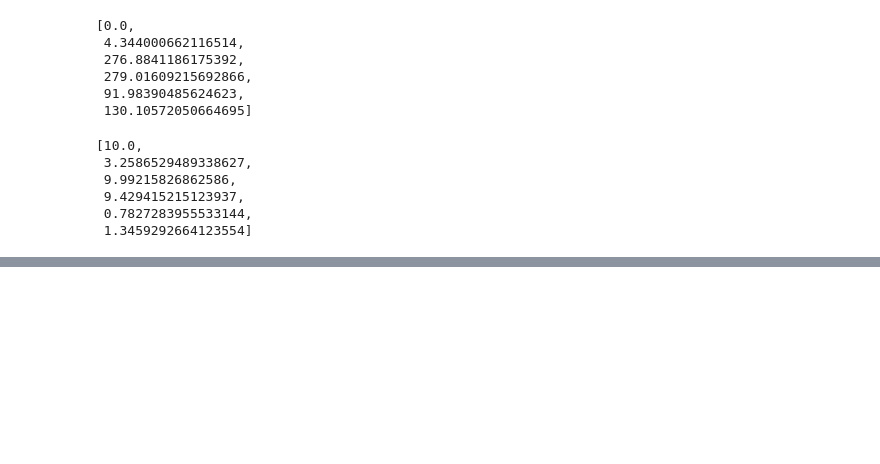
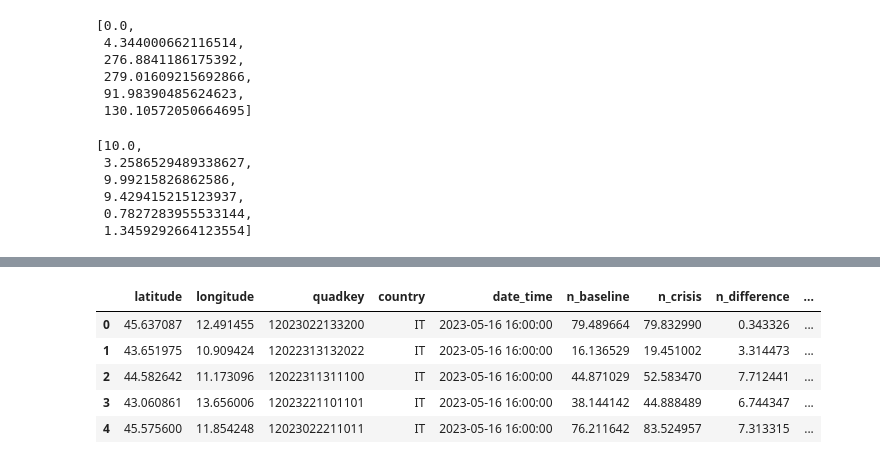
Before and after one commit to minigonche/synthetic_mobility_data_generator, a Jupyter notebook: Andrea.ipynb, the cells around one changed output, grey strips where cells are left out. Drawn from its saved outputs; the diff is of its cells as text; code cells hidden in the pictures; blank space fills up the shorter version.

```diff
--- a/Andrea.ipynb
+++ b/Andrea.ipynb
@@ -83,0 +212,11 @@ intensities
+# %%
+fb_den["density_baseline_"] = fb_den["n_baseline"] / fb_den["n_baseline"].sum()
+fb_den["density_crisis_"] = fb_den["n_crisis"] / fb_den["n_crisis"].sum()
+fb_den.head()
+# %% [output]
+|  | latitude | longitude | quadkey | country | date_time | n_baseline | n_crisis | n_difference | ... |
+| 0 | 45.637087 | 12.491455 | 12023022133200 | IT | 2023-05-16 16:00:00 | 79.489664 | 79.832990 | 0.343326 | ... |
+| 1 | 43.651975 | 10.909424 | 12022313132022 | IT | 2023-05-16 16:00:00 | 16.136529 | 19.451002 | 3.314473 | ... |
+| 2 | 44.582642 | 11.173096 | 12022311311100 | IT | 2023-05-16 16:00:00 | 44.871029 | 52.583470 | 7.712441 | ... |
+| 3 | 43.060861 | 13.656006 | 12023221101101 | IT | 2023-05-16 16:00:00 | 38.144142 | 44.888489 | 6.744347 | ... |
+| 4 | 45.575600 | 11.854248 | 12023022211011 | IT | 2023-05-16 16:00:00 | 76.211642 | 83.524957 | 7.313315 | ... |
```
Also changed, not shown: parts of 13 cells of this notebook, 7 other files.
